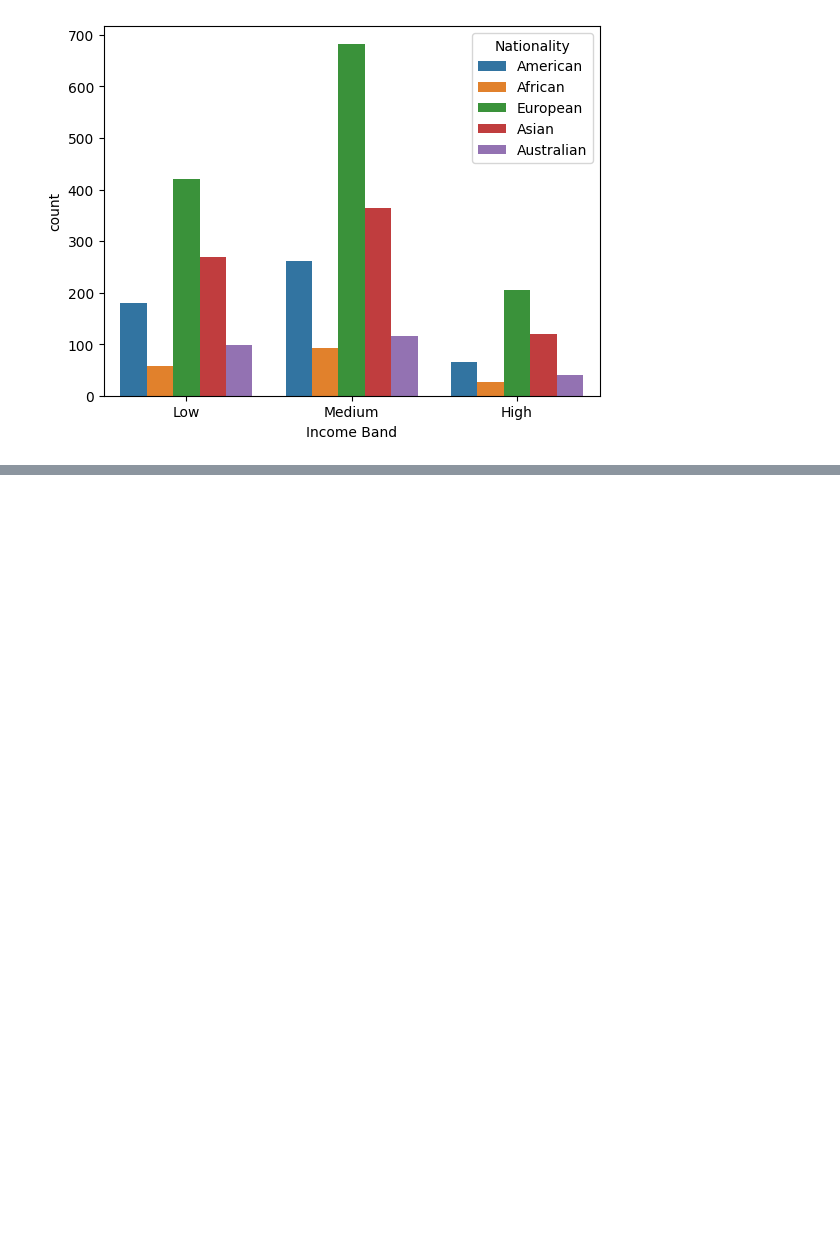
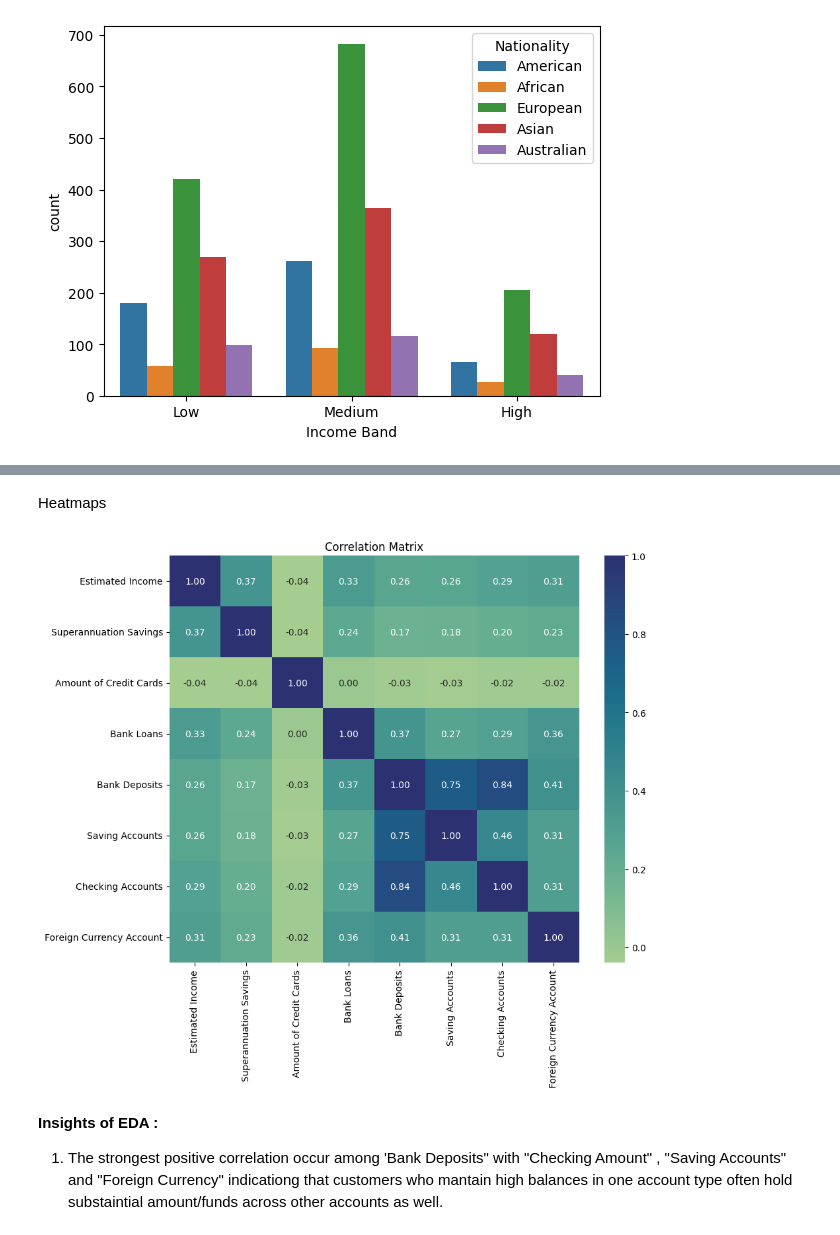
Before and after one commit to Dhananjay0705/Banking-Domain, a Jupyter notebook: EDA_Case_Study.ipynb, the cells around one changed output, grey strips where cells are left out. Saved outputs shown, nothing was run; the diff lists cells and outputs as text; code cells hidden in the pictures; blank space fills up the shorter version.

```diff
--- a/EDA_Case_Study.ipynb
+++ b/EDA_Case_Study.ipynb
@@ -190,0 +229,19 @@ for i, predictor in enumerate(cols):
+# %% [markdown]
+Heatmaps
+# %%
+numerical_cols = ['Estimated Income','Superannuation Savings','Amount of Credit Cards',
+                  'Bank Loans','Bank Deposits','Saving Accounts','Checking Accounts',
+                  'Foreign Currency Account']
+
+correlation_matrix = df[numerical_cols].corr()
+
+plt.figure(figsize=(10,8))
+sns.heatmap(correlation_matrix, annot=True, cmap='crest', fmt=".2f") ## . is use for decimal
+plt.title("Correlation Matrix")
+plt.show()
+# %% [output]
+[figure, added]
+# %% [markdown]
+**Insights of EDA :**
+
+1. The strongest positive correlation occur among 'Bank Deposits" with "Checking Amount" , "Saving Accounts" and "Foreign Currency" indicationg that customers who mantain high balances in one account type often hold substaintial amount/funds across other accounts as well.
```
Also changed, not shown: parts of 3 cells of this notebook.
